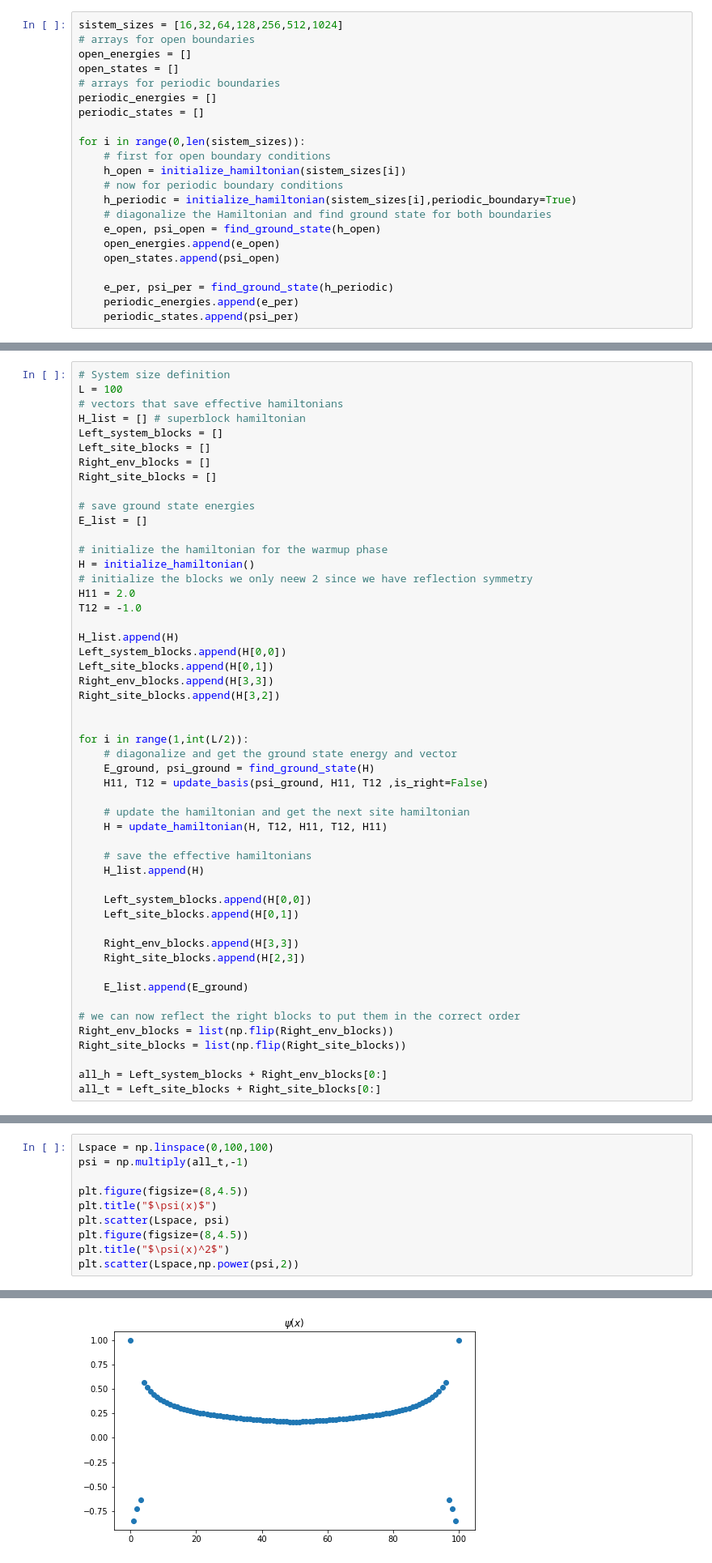
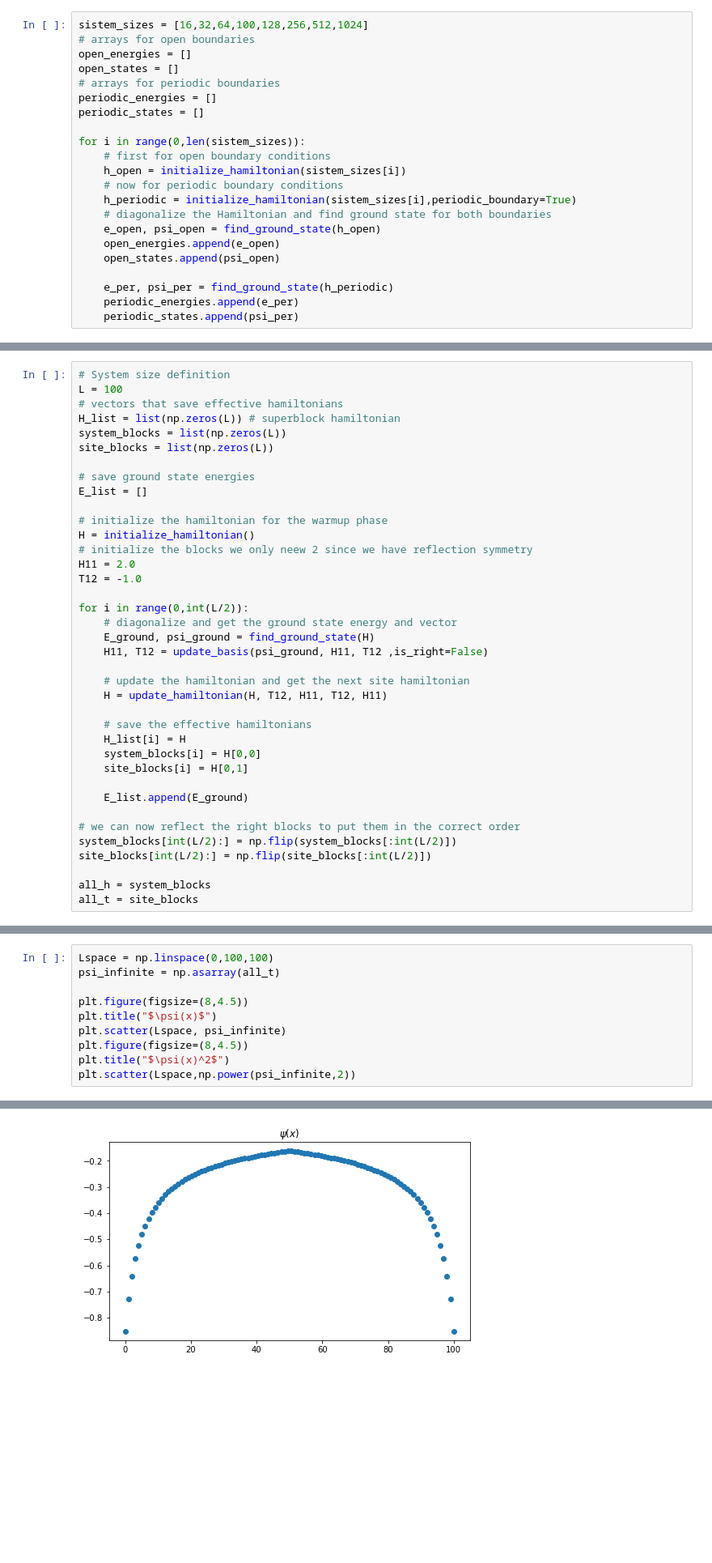
Before and after one commit to Ssalazar12/Physics, a Jupyter notebook: DMRG/Proyect_1.ipynb, the cells around one changed output, grey strips where cells are left out. Shown: that part at 81% size. Drawn from its saved outputs; the diff is of its cells as text; blank space fills up the shorter version.

```diff
--- a/DMRG/Proyect_1.ipynb
+++ b/DMRG/Proyect_1.ipynb
@@ -309,7 +315,7 @@ def error_function(true_value, calculated_value):
 
 We now compute the exact ground state for systems of increasing sizes. We do this by diagonalizing the discretized hamiltonian
 # %%
-sistem_sizes = [16,32,64,128,256,512,1024]
+sistem_sizes = [16,32,64,100,128,256,512,1024]
 # arrays for open boundaries
 open_energies = []
 open_states = []
@@ -356,11 +362,9 @@ symmetry we can take it up to $L^´= L/2$. Remember that the idea is to diagonal
 # System size definition
 L = 100
 # vectors that save effective hamiltonians
-H_list = [] # superblock hamiltonian
-Left_system_blocks = []
-Left_site_blocks = []
-Right_env_blocks = []
-Right_site_blocks = []
+H_list = list(np.zeros(L)) # superblock hamiltonian
+system_blocks = list(np.zeros(L))
+site_blocks = list(np.zeros(L))
 
 # save ground state energies
 E_list = []
@@ -371,14 +375,7 @@ H = initialize_hamiltonian()
 H11 = 2.0
 T12 = -1.0
 
-H_list.append(H)
-Left_system_blocks.append(H[0,0])
-Left_site_blocks.append(H[0,1])
-Right_env_blocks.append(H[3,3])
-Right_site_blocks.append(H[3,2])
-
-
-for i in range(1,int(L/2)):
+for i in range(0,int(L/2)):
     # diagonalize and get the ground state energy and vector
     E_ground, psi_ground = find_ground_state(H)
     H11, T12 = update_basis(psi_ground, H11, T12 ,is_right=False)
@@ -387,19 +384,15 @@ for i in range(1,int(L/2)):
     H = update_hamiltonian(H, T12, H11, T12, H11)
 
     # save the effective hamiltonians
-    H_list.append(H)
-
-    Left_system_blocks.append(H[0,0])
-    Left_site_blocks.append(H[0,1])
-
-    Right_env_blocks.append(H[3,3])
-    Right_site_blocks.append(H[2,3])
+    H_list[i] = H
+    system_blocks[i] = H[0,0]
+    site_blocks[i] = H[0,1]
 
     E_list.append(E_ground)
 
 # we can now reflect the right blocks to put them in the correct order
-Right_env_blocks = list(np.flip(Right_env_blocks))
-Right_site_blocks = list(np.flip(Right_site_blocks))
+system_blocks[int(L/2):] = np.flip(system_blocks[:int(L/2)])
+site_blocks[int(L/2):] = np.flip(site_blocks[:int(L/2)])
 
-all_h = Left_system_blocks + Right_env_blocks[0:]
-all_t = Left_site_blocks + Right_site_blocks[0:]
+all_h = system_blocks
+all_t = site_blocks
@@ -425,13 +408,13 @@ plt.plot(E_list)
 # %%
 Lspace = np.linspace(0,100,100)
-psi = np.multiply(all_t,-1)
+psi_infinite = np.asarray(all_t)
 
 plt.figure(figsize=(8,4.5))
 plt.title("$\psi(x)$")
-plt.scatter(Lspace, psi)
+plt.scatter(Lspace, psi_infinite)
 plt.figure(figsize=(8,4.5))
 plt.title("$\psi(x)^2$")
-plt.scatter(Lspace,np.power(psi,2))
+plt.scatter(Lspace,np.power(psi_infinite,2))
 # %% [output]
 <matplotlib.collections.PathCollection at 0x...>
-[figure, old version]
+[figure, new version]
```
Also changed, not shown: parts of 22 cells of this notebook.
